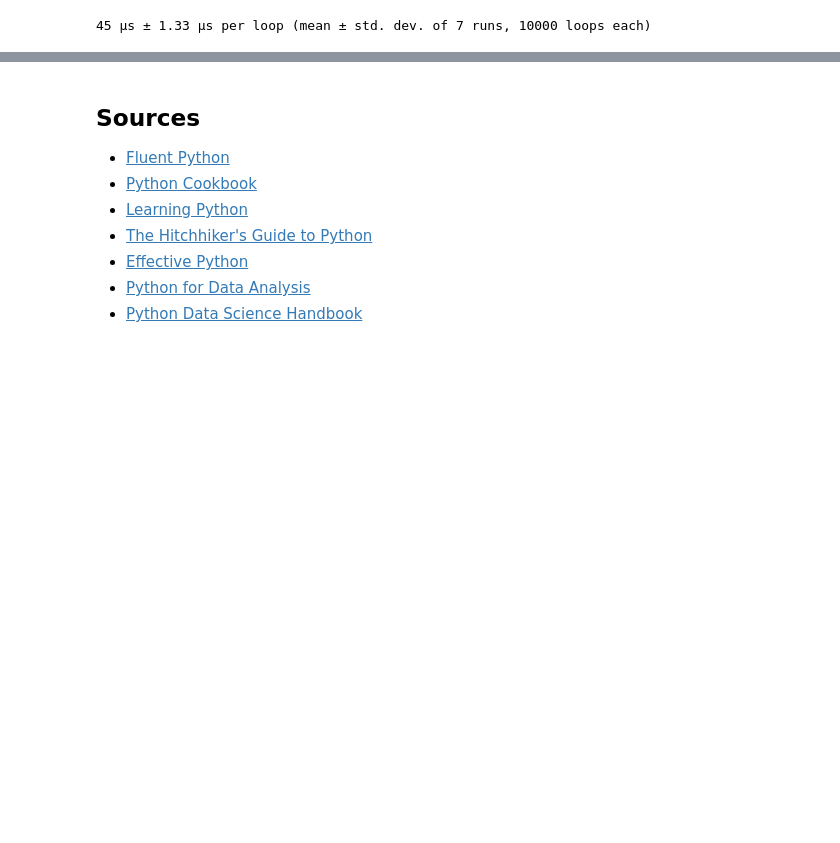
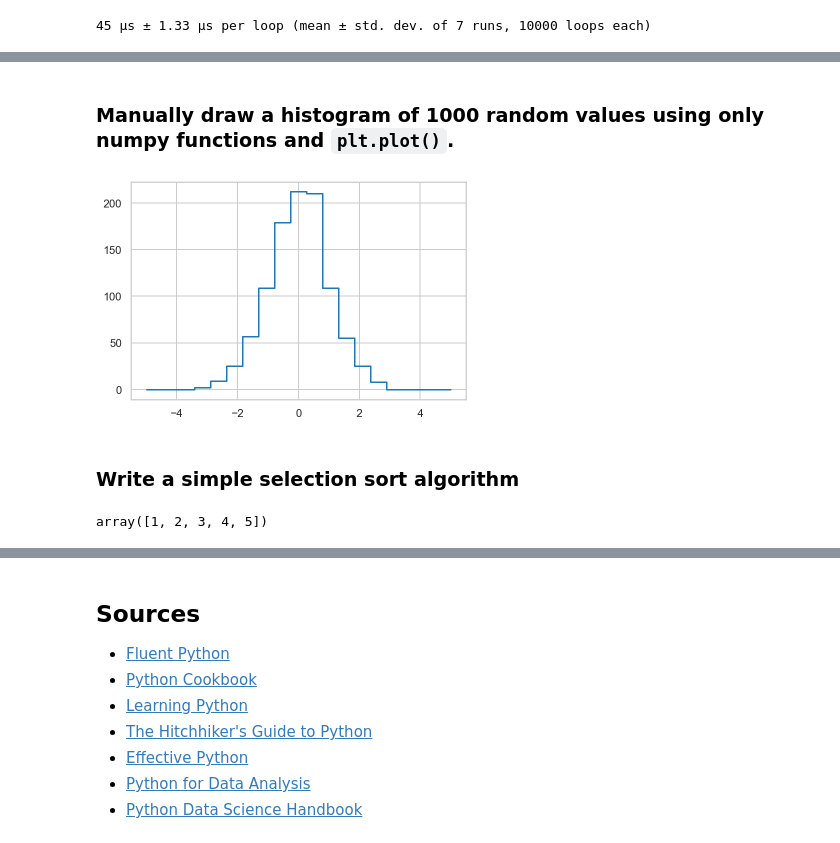
Before and after one commit to fabiangunzinger/blog, a Jupyter notebook: _notebooks/3000-12-01-essentials.ipynb, the cells around one changed output, grey strips where cells are left out. Saved outputs shown, nothing was run; the diff lists cells and outputs as text; code cells hidden in the pictures; blank space fills up the shorter version.

Commit message:
numpy notes.

```diff
--- a/_notebooks/3000-12-01-essentials.ipynb
+++ b/_notebooks/3000-12-01-essentials.ipynb
@@ -120,0 +119,28 @@ mylist, myrange = range(1000), np.arange(1000)
+# %% [markdown]
+### Manually draw a histogram of 1000 random values using only numpy functions and `plt.plot()`.
+# %%
+rng = np.random.default_rng(2312)
+x = rng.normal(size=1000)
+
+bins = np.linspace(-5, 5, 20)
+counts = np.zeros_like(bins)
+
+i = np.searchsorted(bins, x)
+np.add.at(counts, i, 1)
+
+plt.plot(bins, counts, drawstyle='steps');
+# %% [output]
+[figure, added]
+# %% [markdown]
+### Write a simple selection sort algorithm
+# %%
+def selection_sort(x):
+    for i in range(len(x)):
+        swap = i + np.argmin(x[i:])
+        x[i], x[swap] = x[swap], x[i]
+    return x
+
+x = np.array([1, 4, 3, 2, 5])
+selection_sort(x)
+# %% [output]
+array([1, 2, 3, 4, 5])
```
Also changed, not shown: parts of 11 cells of this notebook.
